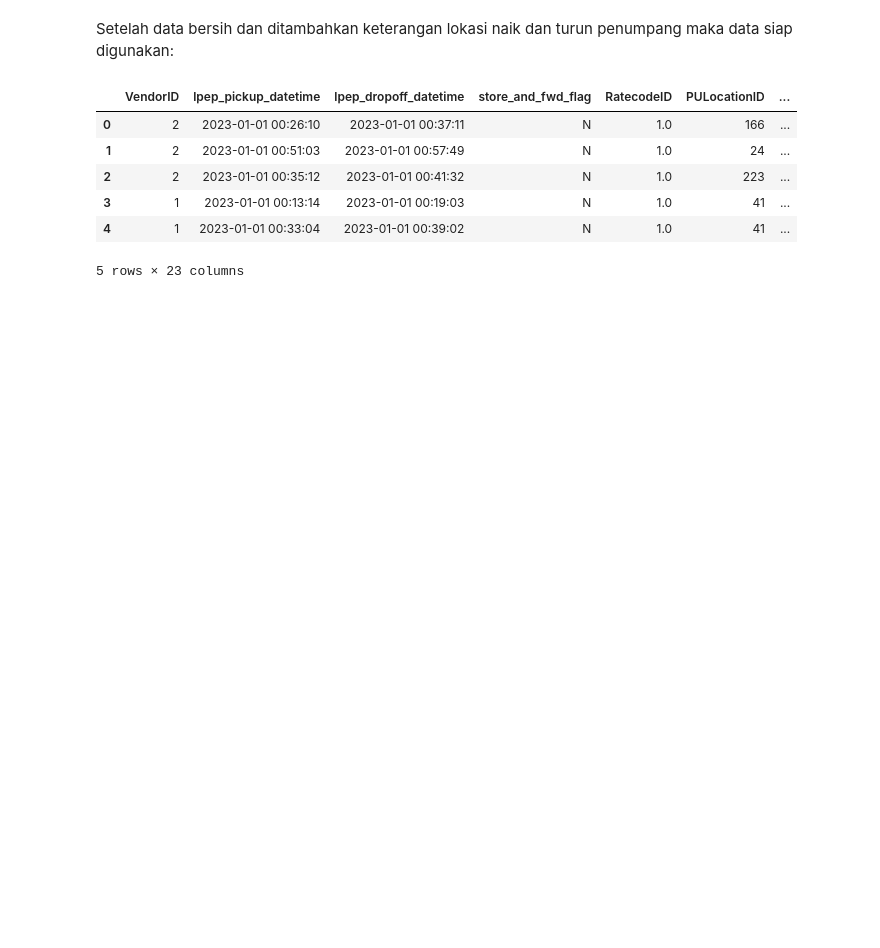
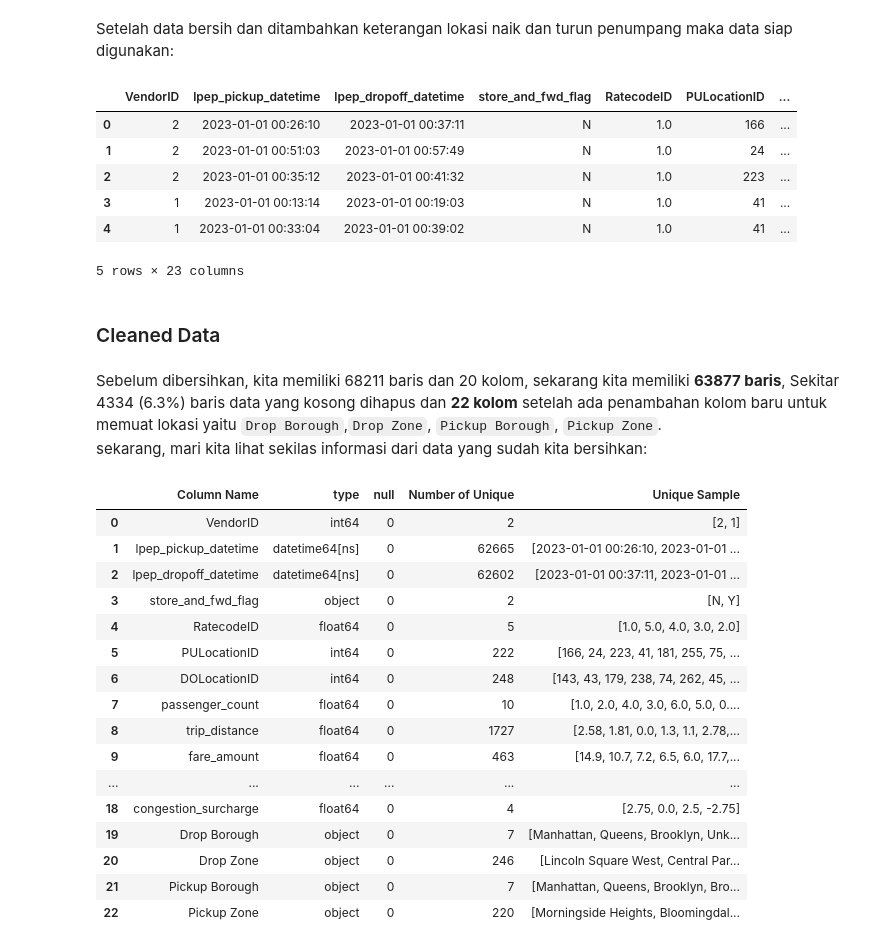
Before and after one commit to Meowstronot/New-York-City-TLC-Trip-Analyst, a Jupyter notebook: New York City TLC Trip.ipynb, the cells around one changed output. Drawn from its saved outputs; the diff is of its cells as text; code cells hidden in the pictures; blank space fills up the shorter version.

Commit message:
add problem and clean justification

```diff
--- a/New York City TLC Trip.ipynb
+++ b/New York City TLC Trip.ipynb
@@ -223,4 +233,3 @@ df.drop(columns="ehail_fee", inplace=True)
 # %%
 # Hapus baris yang memiliki posisi kosong yang sama
-df = df.drop(df[df["payment_type"].isnull()].index)
-df
+df = df.drop(df[df["store_and_fwd_flag"].isnull()].index)
@@ -390,3 +402,34 @@ df.head()
 | 3 | 1 | 2023-01-01 00:13:14 | 2023-01-01 00:19:03 | N | 1.0 | 41 | ... |
 | 4 | 1 | 2023-01-01 00:33:04 | 2023-01-01 00:39:02 | N | 1.0 | 41 | ... |
 5 rows × 23 columns
+# %% [markdown]
+### Cleaned Data
+# %% [markdown]
+Sebelum dibersihkan, kita memiliki 68211 baris dan 20 kolom, sekarang kita memiliki **63877 baris**, Sekitar 4334 (6.3%) baris data yang kosong dihapus dan **22 kolom** setelah ada penambahan kolom baru untuk memuat lokasi yaitu `Drop Borough`,`Drop Zone`, `Pickup Borough`, `Pickup Zone`. <br>
+sekarang, mari kita lihat sekilas informasi dari data yang sudah kita bersihkan:
+# %%
+pd.reset_option('display.max_colwidth')
+listItem = []
+for col in df.columns :
+    listItem.append([col, df[col].dtypes, df[col].isna().sum(), df[col].nunique(), df[col].unique()])
+
+NewDesc = pd.DataFrame(columns=['Column Name', 'type','null', 'Number of Unique', 'Unique Sample'], data=listItem)
+NewDesc
+# %% [output]
+|  | Column Name | type | null | Number of Unique | Unique Sample |
+| 0 | VendorID | int64 | 0 | 2 | [2, 1] |
+| 1 | lpep_pickup_datetime | datetime64[ns] | 0 | 62665 | [2023-01-01 00:26:10, 2023-01-01 ... |
+| 2 | lpep_dropoff_datetime | datetime64[ns] | 0 | 62602 | [2023-01-01 00:37:11, 2023-01-01 ... |
+| 3 | store_and_fwd_flag | object | 0 | 2 | [N, Y] |
+| 4 | RatecodeID | float64 | 0 | 5 | [1.0, 5.0, 4.0, 3.0, 2.0] |
+| 5 | PULocationID | int64 | 0 | 222 | [166, 24, 223, 41, 181, 255, 75, ... |
+| 6 | DOLocationID | int64 | 0 | 248 | [143, 43, 179, 238, 74, 262, 45, ... |
+| 7 | passenger_count | float64 | 0 | 10 | [1.0, 2.0, 4.0, 3.0, 6.0, 5.0, 0.... |
+| 8 | trip_distance | float64 | 0 | 1727 | [2.58, 1.81, 0.0, 1.3, 1.1, 2.78,... |
+| 9 | fare_amount | float64 | 0 | 463 | [14.9, 10.7, 7.2, 6.5, 6.0, 17.7,... |
+| ... | ... | ... | ... | ... | ... |
+| 18 | congestion_surcharge | float64 | 0 | 4 | [2.75, 0.0, 2.5, -2.75] |
+| 19 | Drop Borough | object | 0 | 7 | [Manhattan, Queens, Brooklyn, Unk... |
+| 20 | Drop Zone | object | 0 | 246 | [Lincoln Square West, Central Par... |
+| 21 | Pickup Borough | object | 0 | 7 | [Manhattan, Queens, Brooklyn, Bro... |
+| 22 | Pickup Zone | object | 0 | 220 | [Morningside Heights, Bloomingdal... |
```
Also changed, not shown: parts of 35 cells of this notebook.
